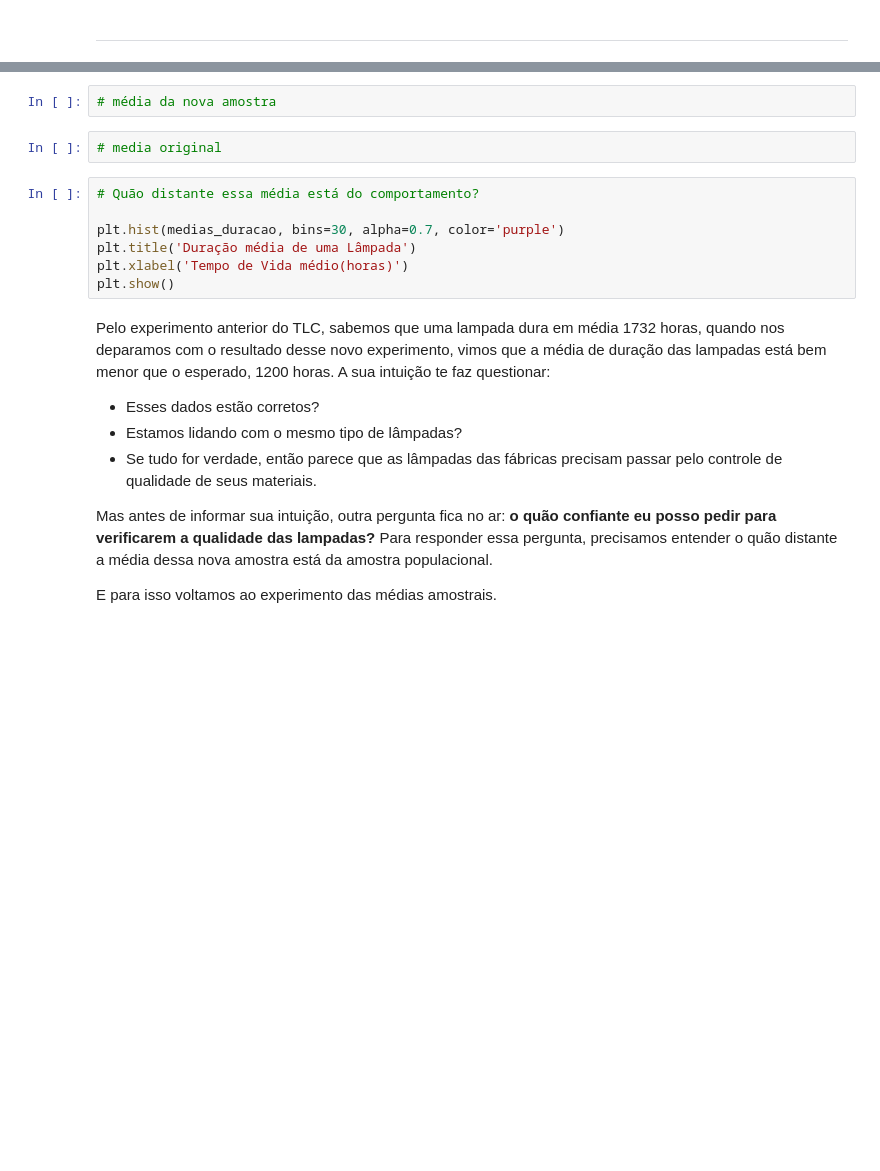
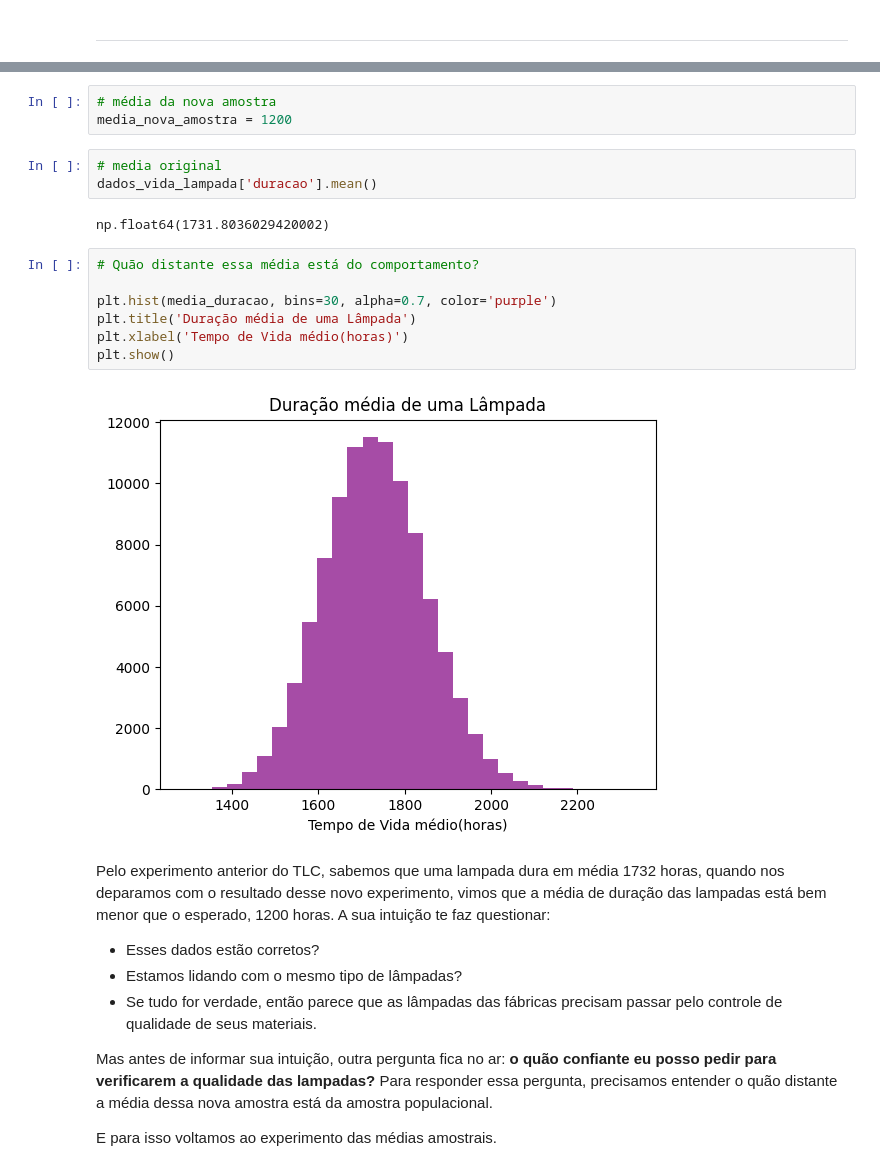
Before and after one commit to juliogazoli/alura-data-science-python-testando-hipoteses, a Jupyter notebook: [Aula_0]_Data_Science_Testes_com_Data_Science.ipynb, the cells around one changed output, grey strips where cells are left out. Drawn from its saved outputs; the diff is of its cells as text; blank space fills up the shorter version.

```diff
--- a/[Aula_0]_Data_Science_Testes_com_Data_Science.ipynb
+++ b/[Aula_0]_Data_Science_Testes_com_Data_Science.ipynb
@@ -180,15 +180,21 @@ A indústria de lâmpadas nos contratou! E uma nova verificação nas lâmpadas
 ![image.png](embedded-picture-1)
 # %%
 # média da nova amostra
+media_nova_amostra = 1200
 # %%
 # media original
+dados_vida_lampada['duracao'].mean()
+# %% [output]
+np.float64(1731.8036029420002)
 # %%
 # Quão distante essa média está do comportamento?
 
-plt.hist(medias_duracao, bins=30, alpha=0.7, color='purple')
+plt.hist(media_duracao, bins=30, alpha=0.7, color='purple')
 plt.title('Duração média de uma Lâmpada')
 plt.xlabel('Tempo de Vida médio(horas)')
 plt.show()
+# %% [output]
+[figure, added]
 # %% [markdown]
 Pelo experimento anterior do TLC, sabemos que uma lampada dura em média 1732 horas, quando nos deparamos com o resultado desse novo experimento, vimos que a média de duração das lampadas está bem menor que o esperado, 1200 horas. A sua intuição te faz questionar:
 
```
Also changed, not shown: parts of 7 cells of this notebook.
